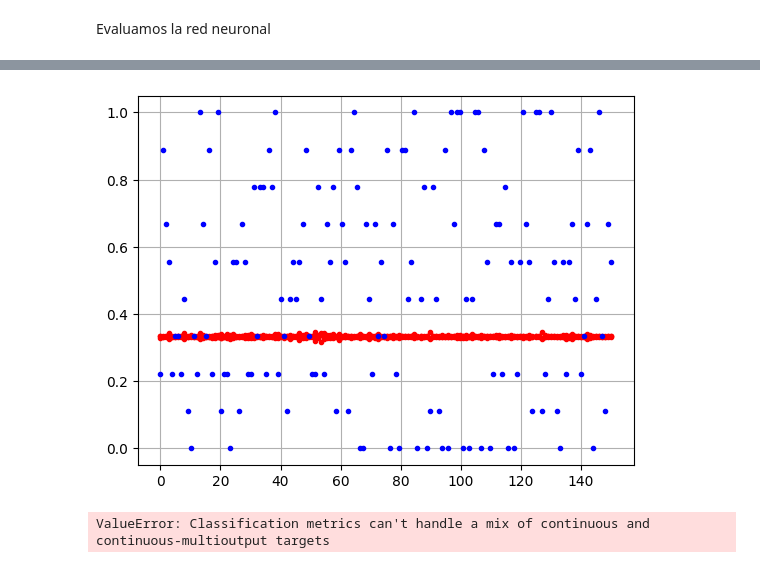
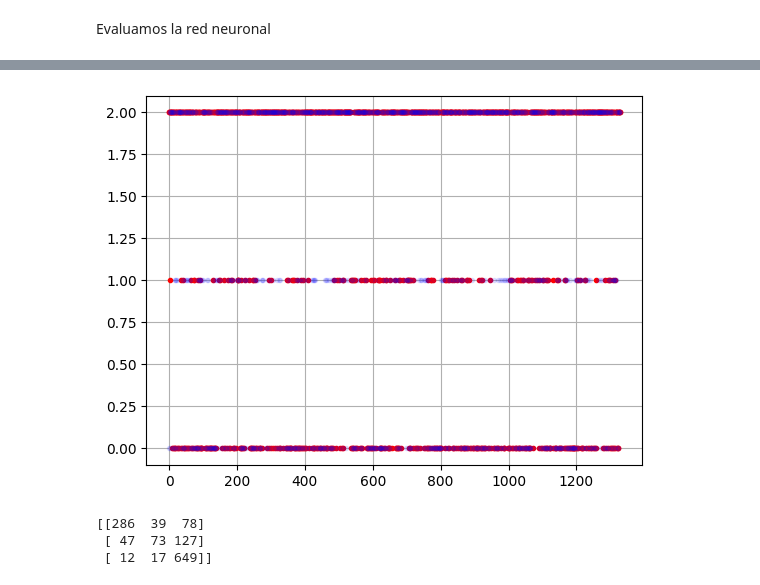
Before and after one commit to Knitrot/Sue-o, a Jupyter notebook: sueño.ipynb, the cells around one changed output, grey strips where cells are left out. Drawn from its saved outputs; the diff is of its cells as text; code cells hidden in the pictures.

```diff
--- a/sueño.ipynb
+++ b/sueño.ipynb
@@ -689,11 +713,10 @@ from tensorflow.keras import layers
 # %%
 model = keras.Sequential([
     layers.Dense(64, activation='relu', input_shape=(X_train.shape[1],)),
+    layers.Dropout(0.5),
     layers.Dense(32, activation='relu'),
-    layers.Dense(3, activation='softmax')  # Usar softmax para clasificación multiclase
+    layers.Dropout(0.5),
+    layers.Dense(3, activation='softmax')
 ])
-model.compile(optimizer='adam', loss='mean_squared_error', metrics=['mae'])
 
-historial=model.fit(X_train, Y_train, epochs=500, batch_size=32, validation_split=0.2)
-
-loss, mae = model.evaluate(X_test, Y_test)
+model.compile(optimizer='adam', loss='categorical_crossentropy', metrics=['accuracy'])
@@ -717,0 +723,2 @@ Epoch 500/500
+# %%
+historial = model.fit(X_train,Y_train_one_hot, epochs=100, batch_size=32, validation_split=0.2)
@@ -725,0 +758,8 @@ plt.grid()
+# %%
+for i in range(resultado.shape[0]):
+    x=np.argmax(resultado[i])
+    for j in range(resultado.shape[1]):
+        if j==x:
+            resultado[i,j]=1
+        else:
+            resultado[i,j]=0
@@ -726,10 +774,15 @@ plt.grid()
 # %% [markdown]
 Evaluamos la red neuronal
+# %%
+res=[]
+for i in range(resultado.shape[0]):
+    for j in range(resultado.shape[1]):
+        if resultado[i,j]==1:
+            res.append(j)
 # %%
-resultado=model.predict(X_test)
 x_fun=np.linspace(0,len(X_test),len(X_test))
 plt.figure(2)
-plt.plot(x_fun,resultado,'r.')
-plt.plot(x_fun,Y_test,'b.')
+plt.plot(x_fun,res,'r.',alpha=1)
+plt.plot(x_fun,Y_test,'b.',alpha=0.1)
 plt.grid()
 # %% [output]
@@ -737,6 +789,10 @@ plt.grid()
-[figure, old version]
+[figure, new version]
 # %%
 from sklearn.metrics import confusion_matrix
-confusion_matrix(Y_test,resultado)
+
+conf_matrix = confusion_matrix(Y_test, res)
+print(conf_matrix)
 # %% [output]
-ValueError: Classification metrics can't handle a mix of continuous and continuous-multioutput targets
+[[286  39  78]
+ [ 47  73 127]
+ [ 12  17 649]]
```
Also changed, not shown: parts of 12 cells of this notebook.
